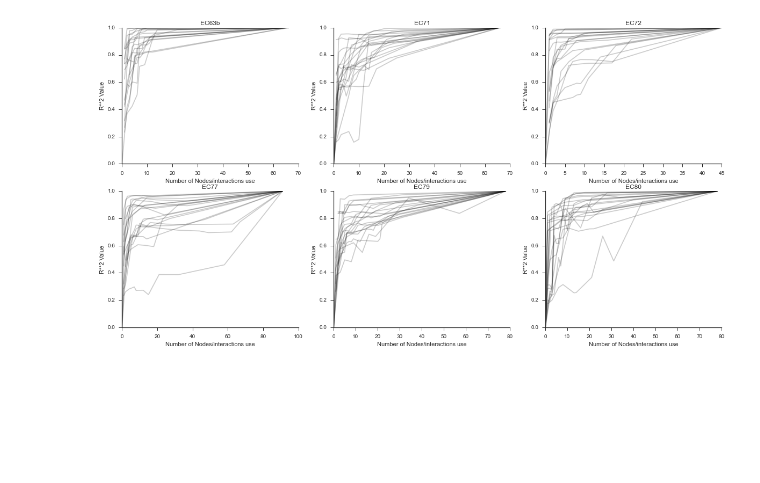
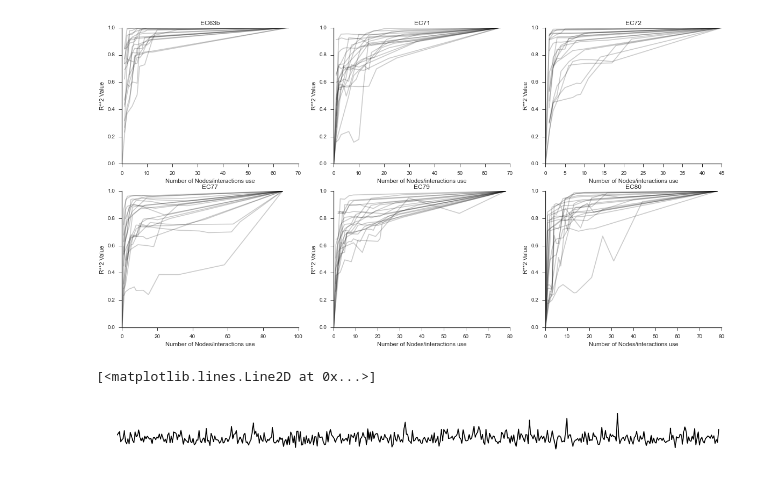
Before and after one commit to fluongo/python-notebooks, a Jupyter notebook: 2015/April/Examples_and_more_R**2_stuff.ipynb, the cells around one changed output. Saved outputs shown, nothing was run; the diff lists cells and outputs as text; code cells hidden in the pictures; blank space fills up the shorter version.

```diff
--- a/2015/April/Examples_and_more_R**2_stuff.ipynb
+++ b/2015/April/Examples_and_more_R**2_stuff.ipynb
@@ -263,3 +263,11 @@ for pID in ['EC63b', 'EC71', 'EC72', 'EC77', 'EC79', 'EC80']:
     #plt.xlim([0, 10])
 # %% [output]
 [figure]
+# %%
+plt.figure(figsize = [20, 3])
+plt.subplot(2,1,1)
+plt.axis('off')
+plt.plot(cohs[1, 1, 1000:1500], color = 'k')
+# %% [output]
+[<matplotlib.lines.Line2D at 0x...>]
+[figure, added]
```
Also changed, not shown: parts of 1 cell of this notebook, 1 other file.
